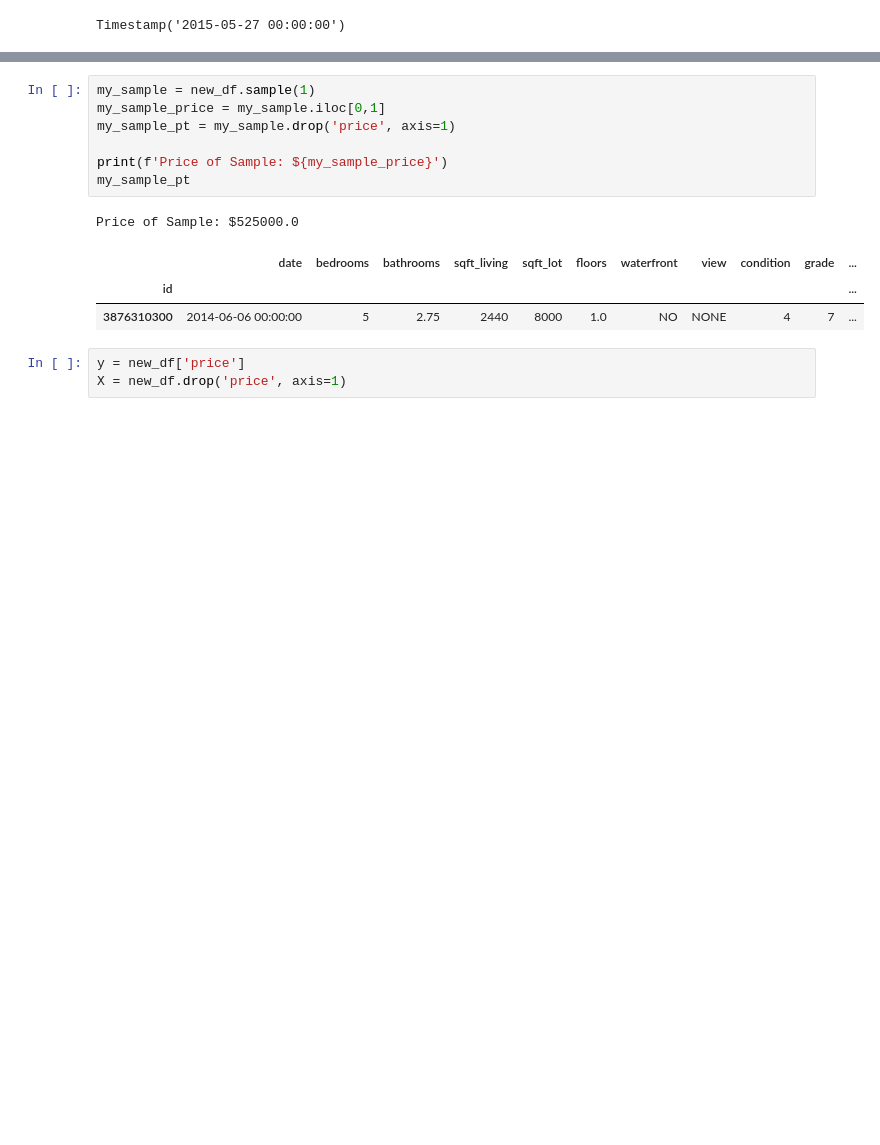
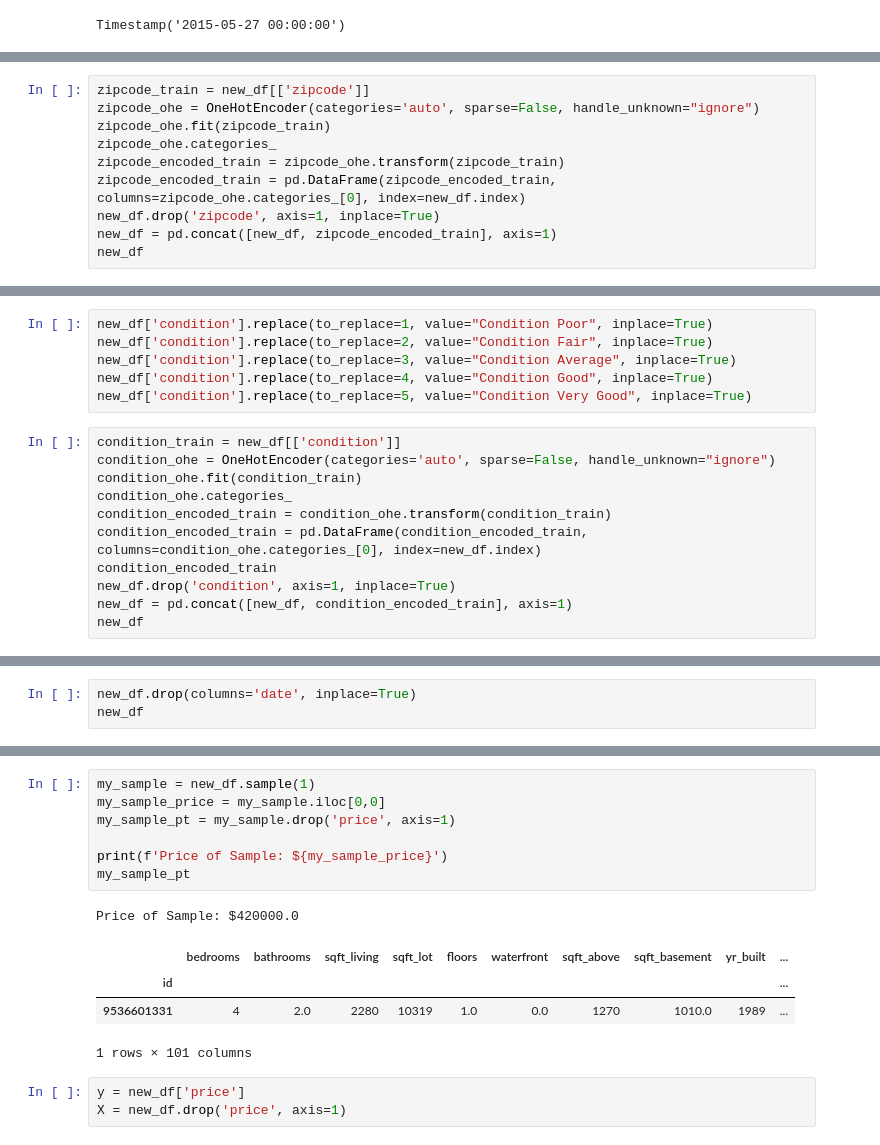
Before and after one commit to smashley-eakland/phase-2-project, a Jupyter notebook: GroupU_Project_starter.ipynb, the cells around one changed output, grey strips where cells are left out. Saved outputs shown, nothing was run; the diff lists cells and outputs as text; blank space fills up the shorter version.

```diff
--- a/GroupU_Project.ipynb
+++ b/GroupU_Project_starter.ipynb
@@ -607,0 +700,10 @@ new_df.head()
+# %%
+zipcode_train = new_df[['zipcode']]
+zipcode_ohe = OneHotEncoder(categories='auto', sparse=False, handle_unknown="ignore")
+zipcode_ohe.fit(zipcode_train)
+zipcode_ohe.categories_
+zipcode_encoded_train = zipcode_ohe.transform(zipcode_train)
+zipcode_encoded_train = pd.DataFrame(zipcode_encoded_train, columns=zipcode_ohe.categories_[0], index=new_df.index)
+new_df.drop('zipcode', axis=1, inplace=True)
+new_df = pd.concat([new_df, zipcode_encoded_train], axis=1)
+new_df
@@ -607,0 +725,17 @@ new_df.head()
+# %%
+new_df['condition'].replace(to_replace=1, value="Condition Poor", inplace=True)
+new_df['condition'].replace(to_replace=2, value="Condition Fair", inplace=True)
+new_df['condition'].replace(to_replace=3, value="Condition Average", inplace=True)
+new_df['condition'].replace(to_replace=4, value="Condition Good", inplace=True)
+new_df['condition'].replace(to_replace=5, value="Condition Very Good", inplace=True)
+# %%
+condition_train = new_df[['condition']]
+condition_ohe = OneHotEncoder(categories='auto', sparse=False, handle_unknown="ignore")
+condition_ohe.fit(condition_train)
+condition_ohe.categories_
+condition_encoded_train = condition_ohe.transform(condition_train)
+condition_encoded_train = pd.DataFrame(condition_encoded_train, columns=condition_ohe.categories_[0], index=new_df.index)
+condition_encoded_train
+new_df.drop('condition', axis=1, inplace=True)
+new_df = pd.concat([new_df, condition_encoded_train], axis=1)
+new_df
@@ -607,0 +757,3 @@ new_df.head()
+# %%
+new_df.drop(columns='date', inplace=True)
+new_df
@@ -608,15 +793,16 @@ new_df.head()
 # %%
 my_sample = new_df.sample(1)
-my_sample_price = my_sample.iloc[0,1]
+my_sample_price = my_sample.iloc[0,0]
 my_sample_pt = my_sample.drop('price', axis=1)
 
 print(f'Price of Sample: ${my_sample_price}')
 my_sample_pt
 # %% [output]
-Price of Sample: $525000.0
+Price of Sample: $420000.0
-|  | date | bedrooms | bathrooms | sqft_living | sqft_lot | floors | waterfront | view | condition | grade | ... |
-| id |  |  |  |  |  |  |  |  |  |  | ... |
-| 3876310300 | 2014-06-06 00:00:00 | 5 | 2.75 | 2440 | 8000 | 1.0 | NO | NONE | 4 | 7 | ... |
+|  | bedrooms | bathrooms | sqft_living | sqft_lot | floors | waterfront | sqft_above | sqft_basement | yr_built | ... |
+| id |  |  |  |  |  |  |  |  |  | ... |
+| 9536601331 | 4 | 2.0 | 2280 | 10319 | 1.0 | 0.0 | 1270 | 1010.0 | 1989 | ... |
+1 rows × 101 columns
 # %%
 y = new_df['price']
 X = new_df.drop('price', axis=1)
```
Also changed, not shown: parts of 75 cells of this notebook.
